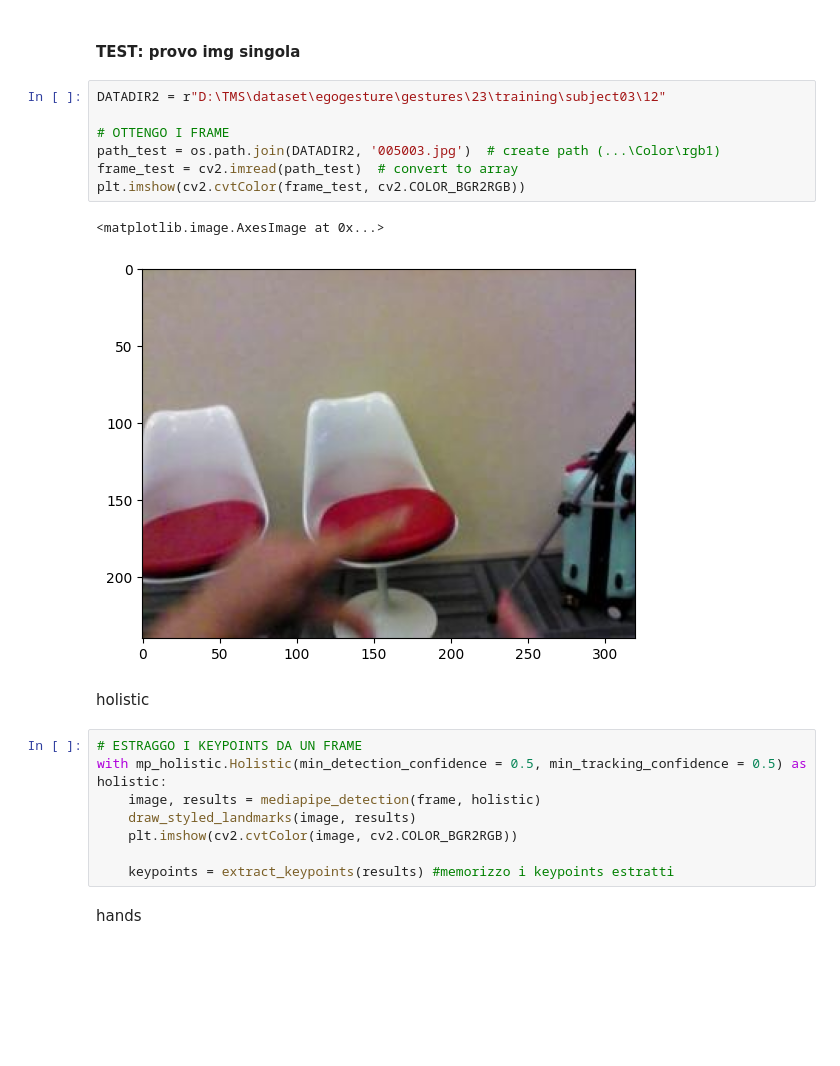
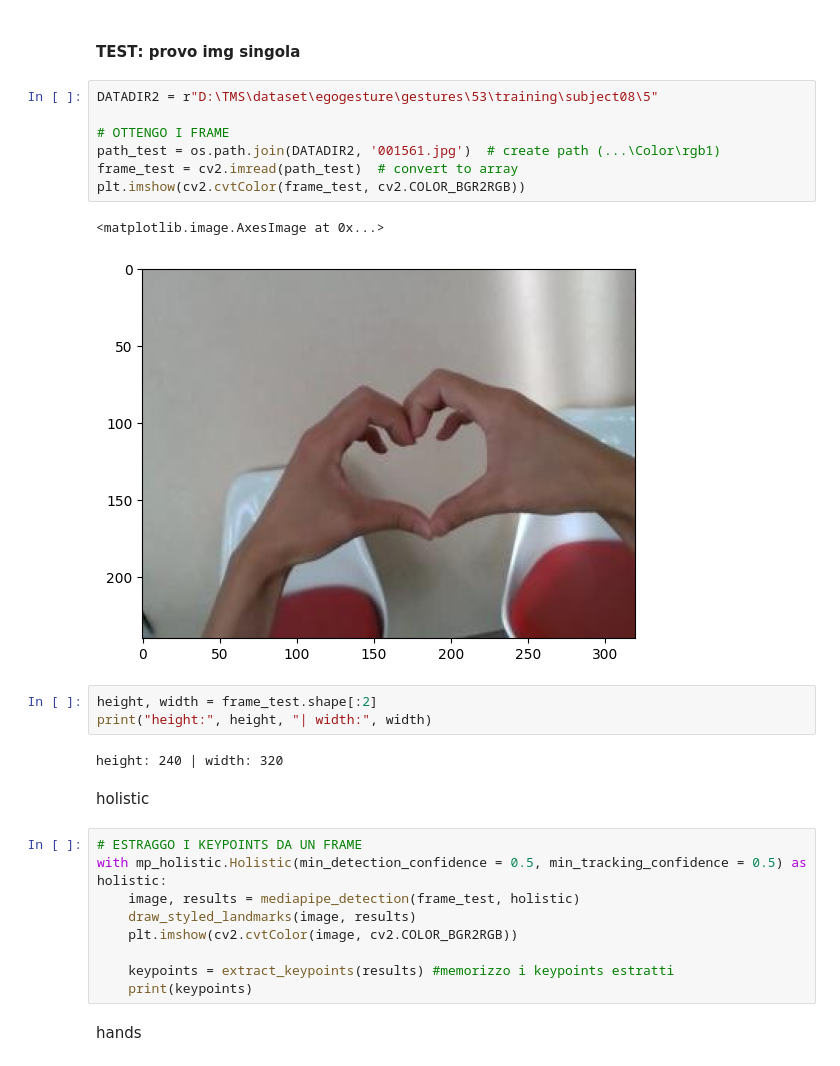
Before and after one commit to t-perniola/HGR-4-Social-Robotics, a Jupyter notebook: mymodels/ActionDetectionEgo.ipynb, the cells around one changed output. Drawn from its saved outputs; the diff is of its cells as text; blank space fills up the shorter version.

```diff
--- a/mymodels/ActionDetectionEgo.ipynb
+++ b/mymodels/ActionDetectionEgo.ipynb
@@ -1023,24 +1296,30 @@ train_videos.tolist()
 # %% [markdown]
 #### **TEST**: provo img singola
 # %%
-DATADIR2 = r"D:\TMS\dataset\egogesture\gestures\23\training\subject03\12"
+DATADIR2 = r"D:\TMS\dataset\egogesture\gestures\53\training\subject08\5"
 
 # OTTENGO I FRAME
-path_test = os.path.join(DATADIR2, '005003.jpg')  # create path (...\Color\rgb1)
+path_test = os.path.join(DATADIR2, '001561.jpg')  # create path (...\Color\rgb1)
 frame_test = cv2.imread(path_test)  # convert to array
 plt.imshow(cv2.cvtColor(frame_test, cv2.COLOR_BGR2RGB))
 # %% [output]
 <matplotlib.image.AxesImage at 0x...>
-[figure, old version]
+[figure, new version]
+# %%
+height, width = frame_test.shape[:2]
+print("height:", height, "| width:", width)
+# %% [output]
+height: 240 | width: 320
 # %% [markdown]
 holistic
 # %%
 # ESTRAGGO I KEYPOINTS DA UN FRAME
 with mp_holistic.Holistic(min_detection_confidence = 0.5, min_tracking_confidence = 0.5) as holistic:
-    image, results = mediapipe_detection(frame, holistic)
+    image, results = mediapipe_detection(frame_test, holistic)
     draw_styled_landmarks(image, results)
     plt.imshow(cv2.cvtColor(image, cv2.COLOR_BGR2RGB))
 
     keypoints = extract_keypoints(results) #memorizzo i keypoints estratti
+    print(keypoints)
 # %% [markdown]
 hands
```
Also changed, not shown: parts of 79 cells of this notebook, 41 other files.
